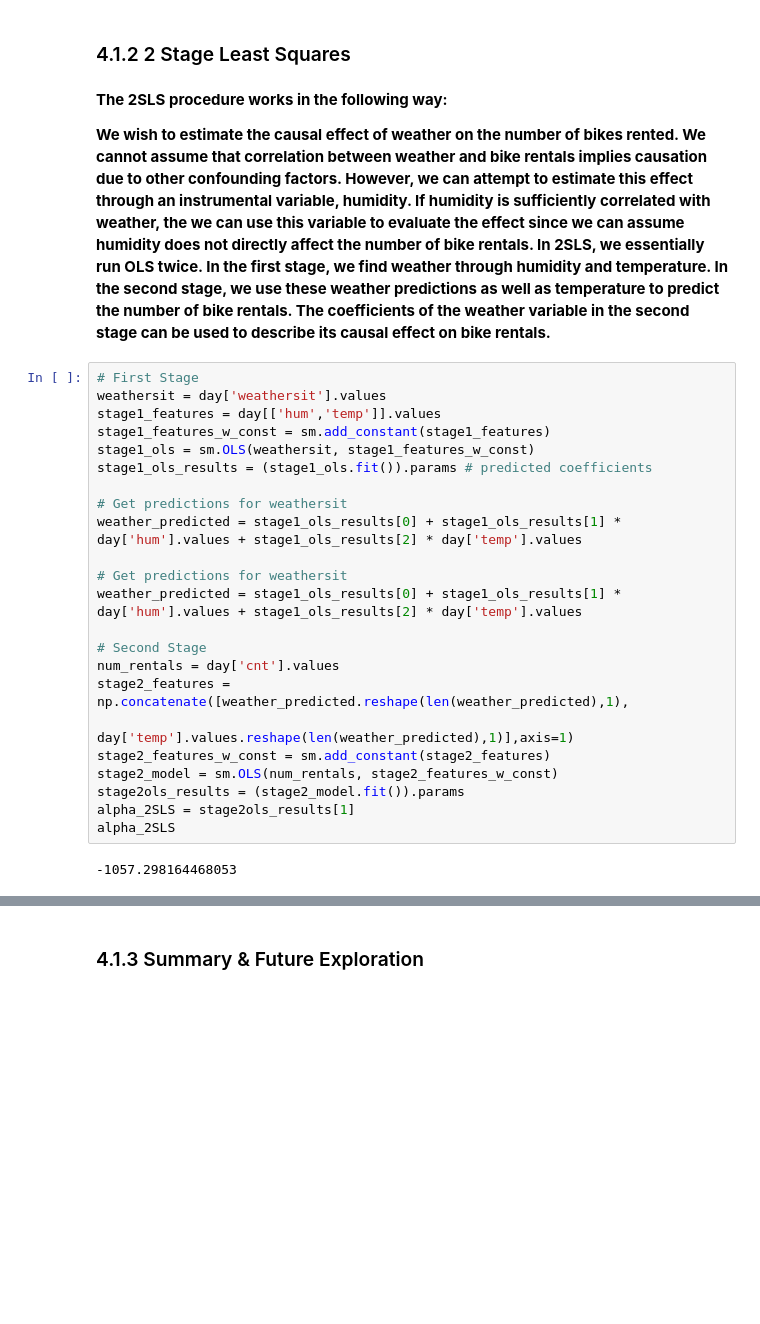
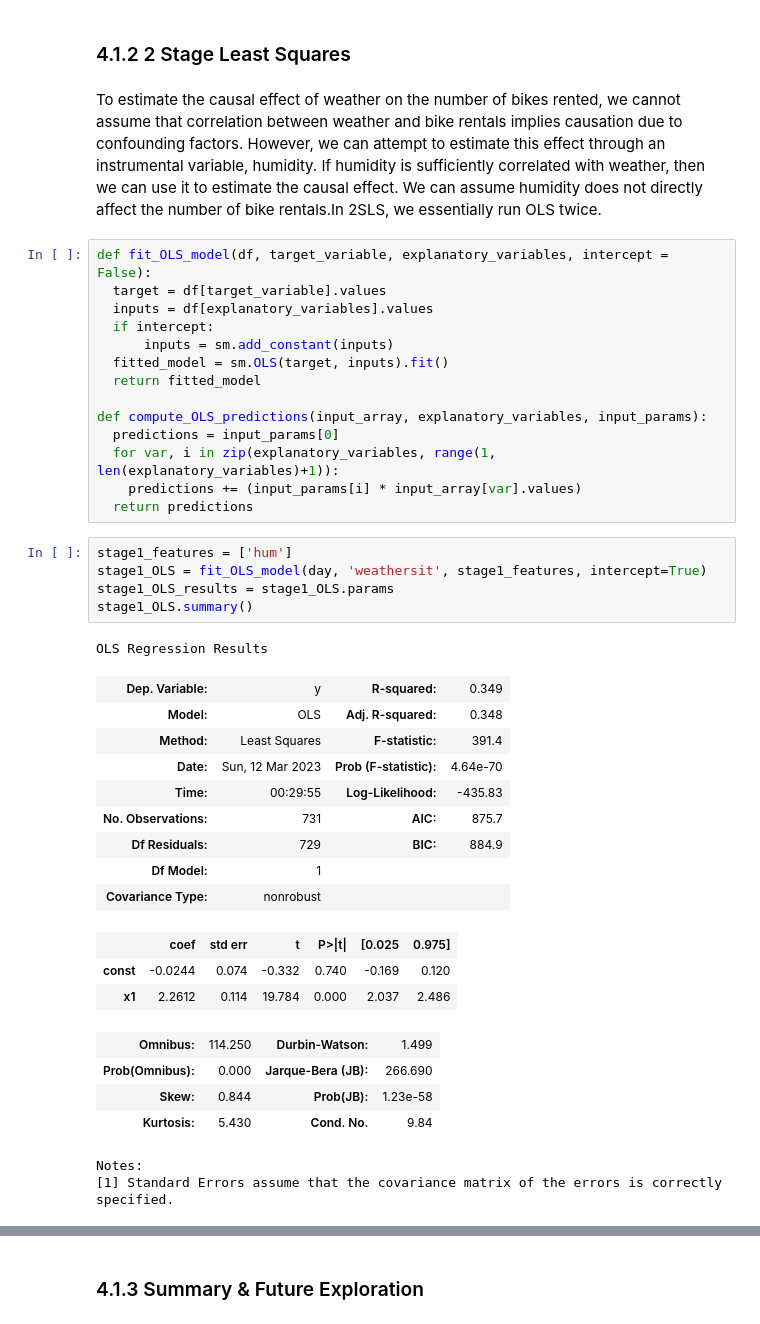
Before and after one commit to karayrj/bike_sharing_experimentation, a Jupyter notebook: bikeshare_causal.ipynb, the cells around one changed output, grey strips where cells are left out. Drawn from its saved outputs; the diff is of its cells as text; blank space fills up the shorter version.

```diff
--- a/bikeshare_causal.ipynb
+++ b/bikeshare_causal.ipynb
@@ -828,31 +825,43 @@ day[['weathersit', 'temp', 'hum','cnt']].corr()
 # %% [markdown]
 ### 4.1.2 2 Stage Least Squares
 # %% [markdown]
-**The 2SLS procedure works in the following way:**
-
-**We wish to estimate the causal effect of weather on the number of bikes rented. We cannot assume that correlation between weather and bike rentals implies causation due to other confounding factors. However, we can attempt to estimate this effect through an instrumental variable, humidity. If humidity is sufficiently correlated with weather, the we can use this variable to evaluate the effect since we can assume humidity does not directly affect the number of bike rentals. In 2SLS, we essentially run OLS twice. In the first stage, we find weather through humidity and temperature. In the second stage, we use these weather predictions as well as temperature to predict the number of bike rentals. The coefficients of the weather variable in the second stage can be used to describe its causal effect on bike rentals.**
+To estimate the causal effect of weather on the number of bikes rented, we cannot assume that correlation between weather and bike rentals implies causation due to confounding factors. However, we can attempt to estimate this effect through an instrumental variable, humidity. If humidity is sufficiently correlated with weather, then we can use it to estimate the causal effect. We can assume humidity does not directly affect the number of bike rentals.In 2SLS, we essentially run OLS twice.
-# %%
-# First Stage
-weathersit = day['weathersit'].values
-stage1_features = day[['hum','temp']].values
-stage1_features_w_const = sm.add_constant(stage1_features)
-stage1_ols = sm.OLS(weathersit, stage1_features_w_const)
-stage1_ols_results = (stage1_ols.fit()).params # predicted coefficients
-
-# Get predictions for weathersit
-weather_predicted = stage1_ols_results[0] + stage1_ols_results[1] * day['hum'].values + stage1_ols_results[2] * day['temp'].values
-
-# Get predictions for weathersit
-weather_predicted = stage1_ols_results[0] + stage1_ols_results[1] * day['hum'].values + stage1_ols_results[2] * day['temp'].values
-
-# Second Stage
-num_rentals = day['cnt'].values
-stage2_features = np.concatenate([weather_predicted.reshape(len(weather_predicted),1),
-                                  day['temp'].values.reshape(len(weather_predicted),1)],axis=1)
-stage2_features_w_const = sm.add_constant(stage2_features)
-stage2_model = sm.OLS(num_rentals, stage2_features_w_const)
-stage2ols_results = (stage2_model.fit()).params
-alpha_2SLS = stage2ols_results[1]
-alpha_2SLS
-# %% [output]
--1057.298164468053
+# %%
+def fit_OLS_model(df, target_variable, explanatory_variables, intercept = False):
+  target = df[target_variable].values
+  inputs = df[explanatory_variables].values
+  if intercept:
+      inputs = sm.add_constant(inputs)
+  fitted_model = sm.OLS(target, inputs).fit()
+  return fitted_model
+
+def compute_OLS_predictions(input_array, explanatory_variables, input_params):
+  predictions = input_params[0]
+  for var, i in zip(explanatory_variables, range(1, len(explanatory_variables)+1)):
+    predictions += (input_params[i] * input_array[var].values)
+  return predictions
+# %%
+stage1_features = ['hum']
+stage1_OLS = fit_OLS_model(day, 'weathersit', stage1_features, intercept=True)
+stage1_OLS_results = stage1_OLS.params
+stage1_OLS.summary()
+# %% [output]
+OLS Regression Results
+| Dep. Variable: | y | R-squared: | 0.349 |
+| Model: | OLS | Adj. R-squared: | 0.348 |
+| Method: | Least Squares | F-statistic: | 391.4 |
+| Date: | Sun, 12 Mar 2023 | Prob (F-statistic): | 4.64e-70 |
+| Time: | 00:29:55 | Log-Likelihood: | -435.83 |
+| No. Observations: | 731 | AIC: | 875.7 |
+| Df Residuals: | 729 | BIC: | 884.9 |
+| Df Model: | 1 |  |  |
+| Covariance Type: | nonrobust |  |  |
+|  | coef | std err | t | P>|t| | [0.025 | 0.975] |
+| const | -0.0244 | 0.074 | -0.332 | 0.740 | -0.169 | 0.120 |
+| x1 | 2.2612 | 0.114 | 19.784 | 0.000 | 2.037 | 2.486 |
+| Omnibus: | 114.250 | Durbin-Watson: | 1.499 |
+| Prob(Omnibus): | 0.000 | Jarque-Bera (JB): | 266.690 |
+| Skew: | 0.844 | Prob(JB): | 1.23e-58 |
+| Kurtosis: | 5.430 | Cond. No. | 9.84 |
+Notes:
+[1] Standard Errors assume that the covariance matrix of the errors is correctly specified.
```
Also changed, not shown: parts of 15 cells of this notebook.
